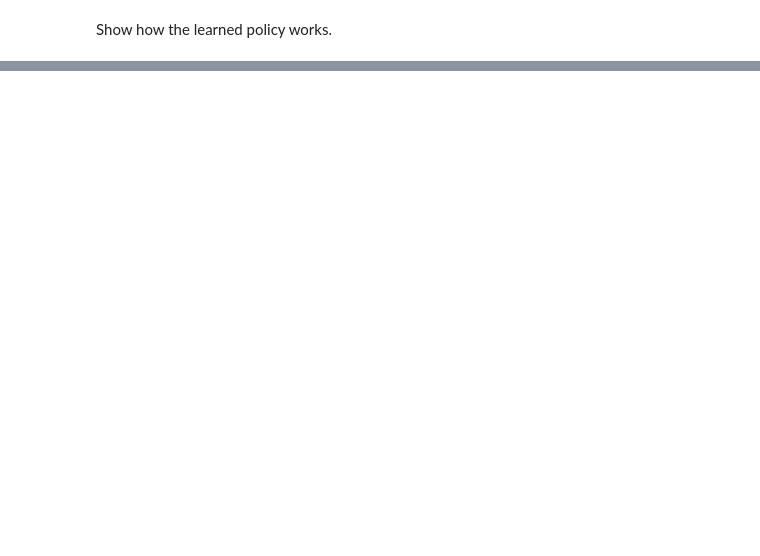
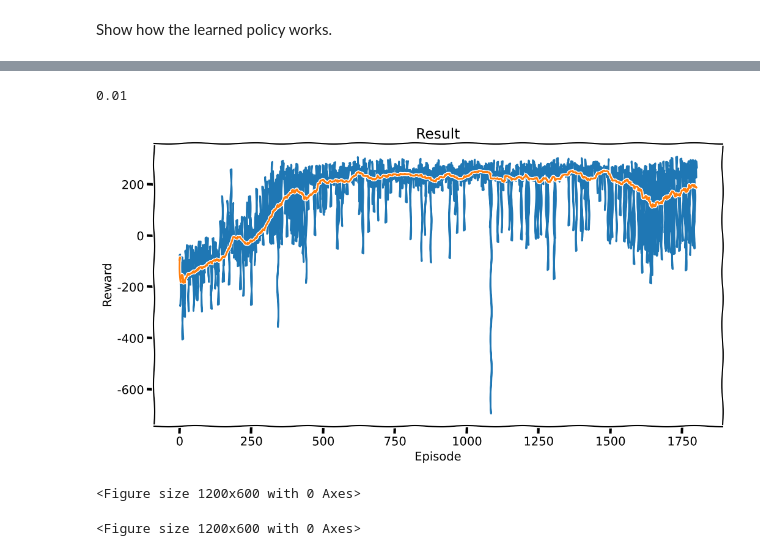
Before and after one commit to amirrezavelae/Reinforcement-Learning, a Jupyter notebook: HW/HW2/RL_PHW2_DQN.ipynb, the cells around one changed output, grey strips where cells are left out. Cells and saved outputs as stored; diff of their text form; code cells hidden in the pictures; blank space fills up the shorter version.

```diff
--- a/HW/HW2/RL_PHW2_DQN.ipynb
+++ b/HW/HW2/RL_PHW2_DQN.ipynb
@@ -440,0 +665,67 @@ create_policy_eval_video(env, agent, 'greedy_policy', 3)
+# %%
+num_episodes = 1800
+eps = params['EPS_START']
+for i_episode in range(1, num_episodes + 1):
+    # TODO: Initialize the environment and get its state
+    state, info = env.reset()
+    state = torch.tensor(state, dtype=torch.float32, device=device).unsqueeze(0)
+    episode_reward, done = 0, False
+    eps = max(params['EPS_END'],params['EPS_DECAY']*eps)
+    while not done:
+        # TODO: Take an Ɛ-greedy action
+        action = agent.act(state,eps)
+
+        # TODO: Take a step in the environment
+        next_state, reward, terminated, truncated, info = env.step(action)
+
+        # TODO: Update sum of rewards for current episode
+        episode_reward += reward
+
+
+        # TODO: Convert reward to tensor
+        reward = torch.tensor(reward, dtype=torch.float32, device=device).unsqueeze(0)
+
+        # TODO: Convert the next state into tensor
+        next_state = torch.tensor(next_state, dtype=torch.float32, device=device).unsqueeze(0)
+
+
+        # TODO: Store the termination status into a tensor
+        done = torch.tensor(done, dtype=torch.float32, device=device).unsqueeze(0)
+
+        # TODO: Store the experience in memory
+        if i_episode<300 or reward >0 or reward < -100:
+            agent.step(state, torch.tensor(action, dtype=torch.long, device=device).unsqueeze(0), next_state, reward, done)
+        else:
+            # I guess this will stop my stupid idiot lunar lander to do nothing
+            # I'm telling him that if you are doing nothing, I'll punish you 5 times more than you deserve
+            reward * 5
+            agent.step(state, torch.tensor(action, dtype=torch.long, device=device).unsqueeze(0), next_state, reward, done)
+
+
+        # TODO: Update done status
+        done = truncated or terminated
+
+
+        # TODO: Move to the next state
+        state = next_state
+
+    # Update and plot rewards
+    sum_of_rewards.append(episode_reward)
+    if i_episode % 20 == 0:
+        # For sake of my RAM!
+        plot_rewards(sum_of_rewards)
+    # Save model every 100 episodes (change the rate if needed)
+    if i_episode % 300 == 0:
+        print(eps)
+        path = 'DQN_' + str(len(sum_of_rewards)).zfill(4)
+        agent.save(path)
+        save_progress(sum_of_rewards, path)
+
+plot_rewards(sum_of_rewards, show_result=True)
+plt.ioff()
+plt.show()
+# %% [output]
+0.01
+[figure, added]
+<Figure size 1200x600 with 0 Axes>
+<Figure size 1200x600 with 0 Axes>
```
Also changed, not shown: parts of 28 cells of this notebook, 1 other file.
